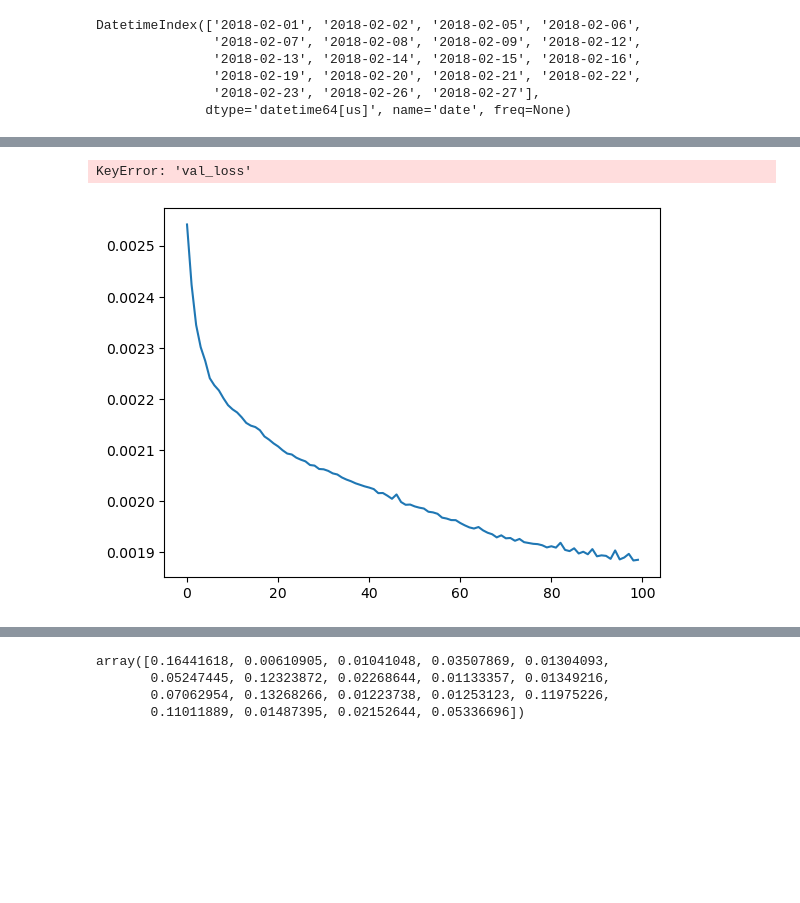
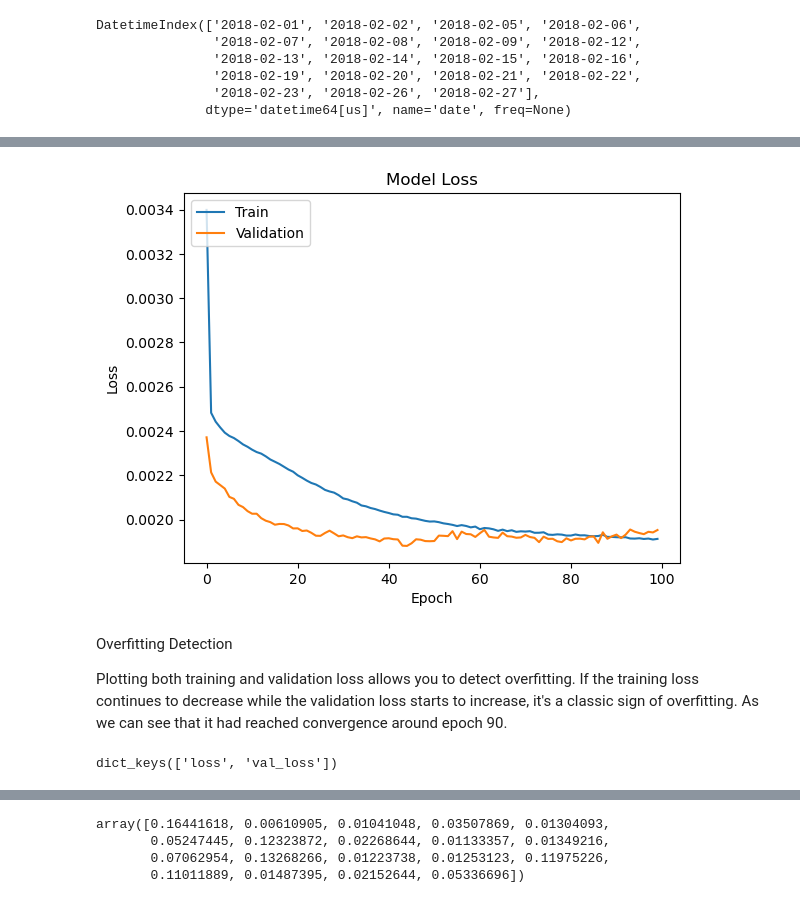
Before and after one commit to debsankarde/Novartis-datathon-2023, a Jupyter notebook: data_submission/LSTM.ipynb, the cells around one changed output, grey strips where cells are left out. Saved outputs shown, nothing was run; the diff lists cells and outputs as text; code cells hidden in the pictures; blank space fills up the shorter version.

Commit message:
Modified  LSTM jupyter file

```diff
--- a/data_submission/LSTM.ipynb
+++ b/data_submission/LSTM.ipynb
@@ -178,7 +195,7 @@ WARNING:tensorflow:Layer lstm_8 will not use cuDNN kernels since it doesn't meet
 You must install pydot (`pip install pydot`) and install graphviz (see instructions at https://graphviz.gitlab.io/download/) for plot_model to work.
 # %%
 #Model Training
-history=lstm.fit(X_train, y_train, epochs=100, batch_size=8, verbose=1, shuffle=False)
+history=lstm.fit(X_train, y_train, epochs=100, validation_split=0.2, batch_size=8, verbose=1, shuffle=False)
 # Plot training & validation loss values
 plt.plot(history.history['loss'])
 plt.plot(history.history['val_loss'])
@@ -208,5 +225,13 @@ Epoch 100/100
-KeyError: 'val_loss'
-[figure, old version]
+[figure, new version]
+# %% [markdown]
+Overfitting Detection
+
+Plotting both training and validation loss allows you to detect overfitting. If the training loss continues to decrease while the validation loss starts to increase, it's a classic sign of overfitting.
+As we can see that it had reached convergence around epoch 90.
+# %%
+print(history.history.keys())
+# %% [output]
+dict_keys(['loss', 'val_loss'])
 # %%
 #LSTM Prediction
 y_pred= lstm.predict(X_test)
```
Also changed, not shown: parts of 15 cells of this notebook.
